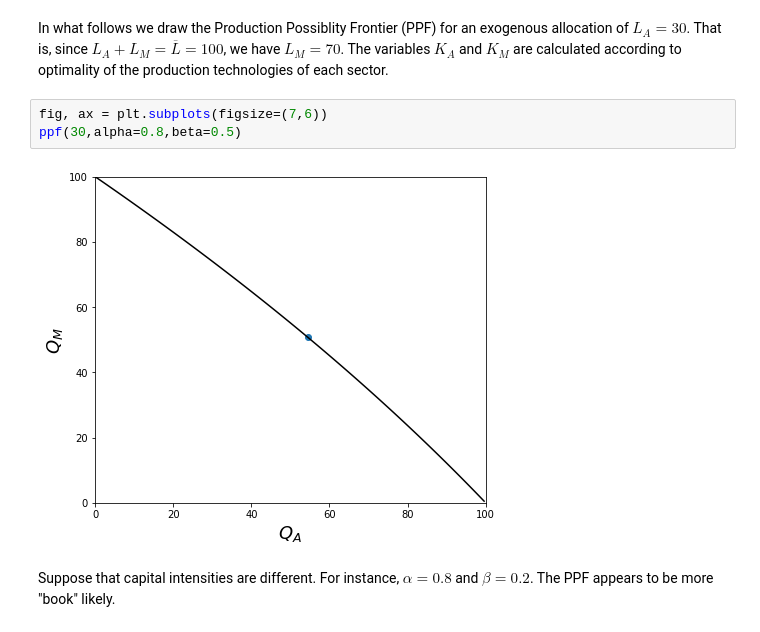
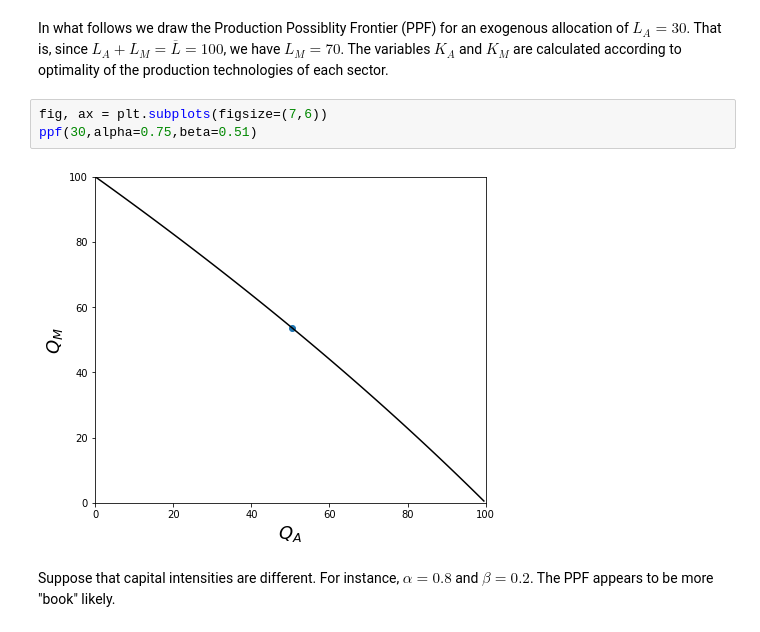
Before and after one commit to MikaelaStambuk/economia, a Jupyter notebook: EdgeworthProduction.ipynb, the cells around one changed output. Saved outputs shown, nothing was run; the diff lists cells and outputs as text.

```diff
--- a/EdgeworthProduction.ipynb
+++ b/EdgeworthProduction.ipynb
@@ -104,9 +106,9 @@ LBAR = 100  # Total labor supply
 In what follows we draw the Production Possiblity Frontier (PPF) for an exogenous allocation of $L_A=30$. That is, since $L_A+L_M=\overline{L}=100$, we have $L_M=70$. The variables $K_A$ and $K_M$ are calculated according to optimality of the production technologies of each sector.
 # %%
 fig, ax = plt.subplots(figsize=(7,6))
-ppf(30,alpha=0.8,beta=0.5)
+ppf(30,alpha=0.75,beta=0.51)
 # %% [output]
-[figure, old version]
+[figure, new version]
 # %% [markdown]
 Suppose that capital intensities are different. For instance, $\alpha=0.8$ and $\beta=0.2$. The PPF appears to be more "book" likely.
 # %%
```
Also changed, not shown: parts of 2 cells of this notebook.
